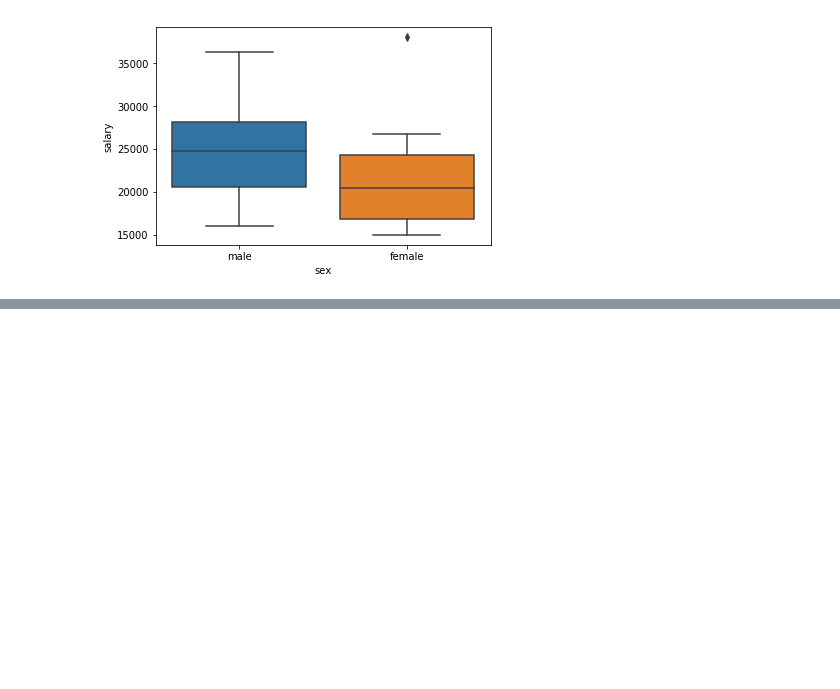
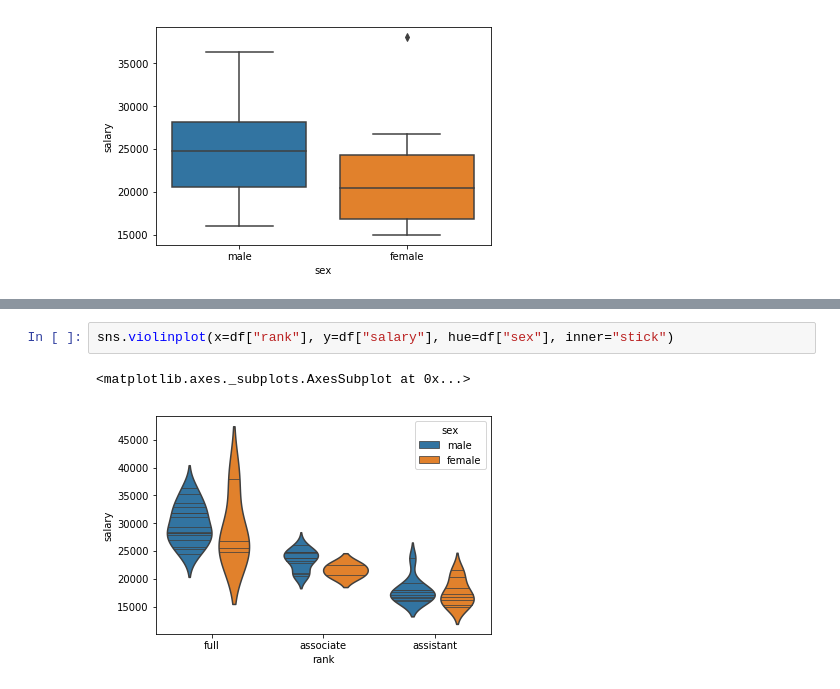
Before and after one commit to paultopia/gobbledygook, a Jupyter notebook: content/lessons/exploratory_intro.ipynb, the cells around one changed output, grey strips where cells are left out. Cells and saved outputs as stored; diff of their text form; blank space fills up the shorter version.

```diff
--- a/content/lessons/exploratory_intro.ipynb
+++ b/content/lessons/exploratory_intro.ipynb
@@ -184,0 +198,5 @@ The histogram, scatterplot, and boxplot are the Big Three for data visualization
+# %%
+sns.violinplot(x=df["rank"], y=df["salary"], hue=df["sex"], inner="stick")
+# %% [output]
+<matplotlib.axes._subplots.AxesSubplot at 0x...>
+[figure, added]
```
Also changed, not shown: parts of 9 cells of this notebook, 13 other files.
